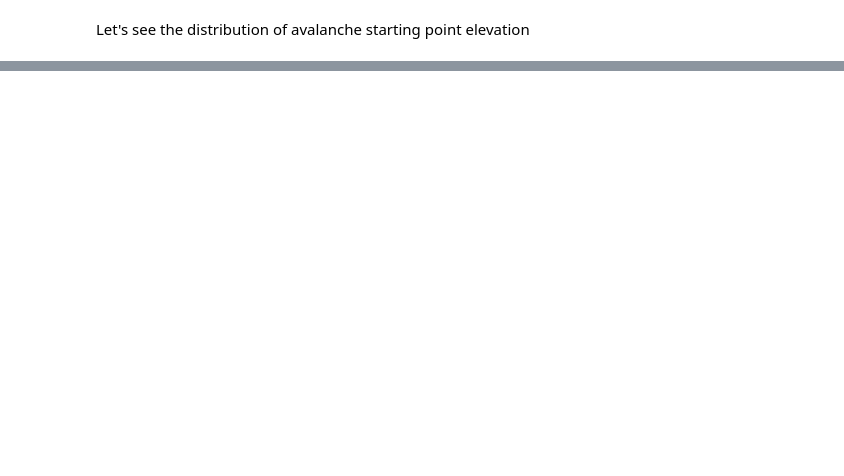
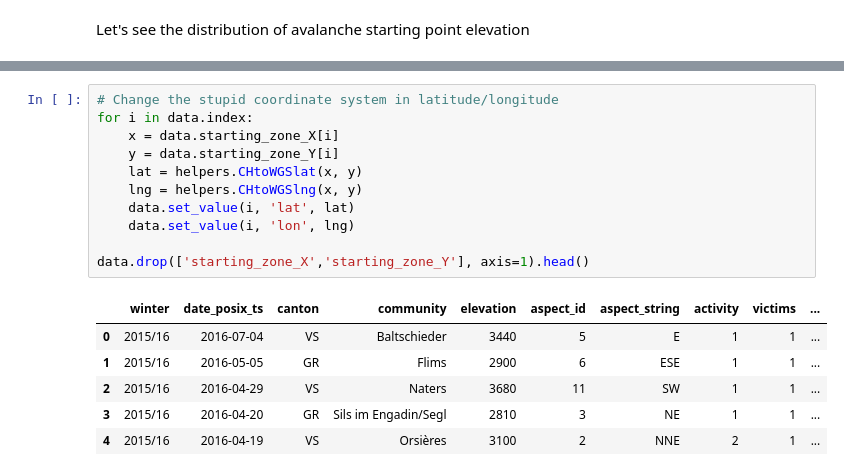
Before and after one commit to Pamoi/datavalanche, a Jupyter notebook: src/datavalanche.ipynb, the cells around one changed output, grey strips where cells are left out. Cells and saved outputs as stored; diff of their text form; blank space fills up the shorter version.

```diff
--- a/src/datavalanche.ipynb
+++ b/src/datavalanche.ipynb
@@ -82,0 +106,18 @@ Mean avalanche start point elevation: 2755.869918699187
+# %%
+# Change the stupid coordinate system in latitude/longitude
+for i in data.index:
+    x = data.starting_zone_X[i]
+    y = data.starting_zone_Y[i]
+    lat = helpers.CHtoWGSlat(x, y)
+    lng = helpers.CHtoWGSlng(x, y)
+    data.set_value(i, 'lat', lat)
+    data.set_value(i, 'lon', lng)
+
+data.drop(['starting_zone_X','starting_zone_Y'], axis=1).head()
+# %% [output]
+|  | winter | date_posix_ts | canton | community | elevation | aspect_id | aspect_string | activity | victims | ... |
+| 0 | 2015/16 | 2016-07-04 | VS | Baltschieder | 3440 | 5 | E | 1 | 1 | ... |
+| 1 | 2015/16 | 2016-05-05 | GR | Flims | 2900 | 6 | ESE | 1 | 1 | ... |
+| 2 | 2015/16 | 2016-04-29 | VS | Naters | 3680 | 11 | SW | 1 | 1 | ... |
+| 3 | 2015/16 | 2016-04-20 | GR | Sils im Engadin/Segl | 2810 | 3 | NE | 1 | 1 | ... |
+| 4 | 2015/16 | 2016-04-19 | VS | Orsières | 3100 | 2 | NNE | 2 | 1 | ... |
```
Also changed, not shown: parts of 14 cells of this notebook, 2 other files.
